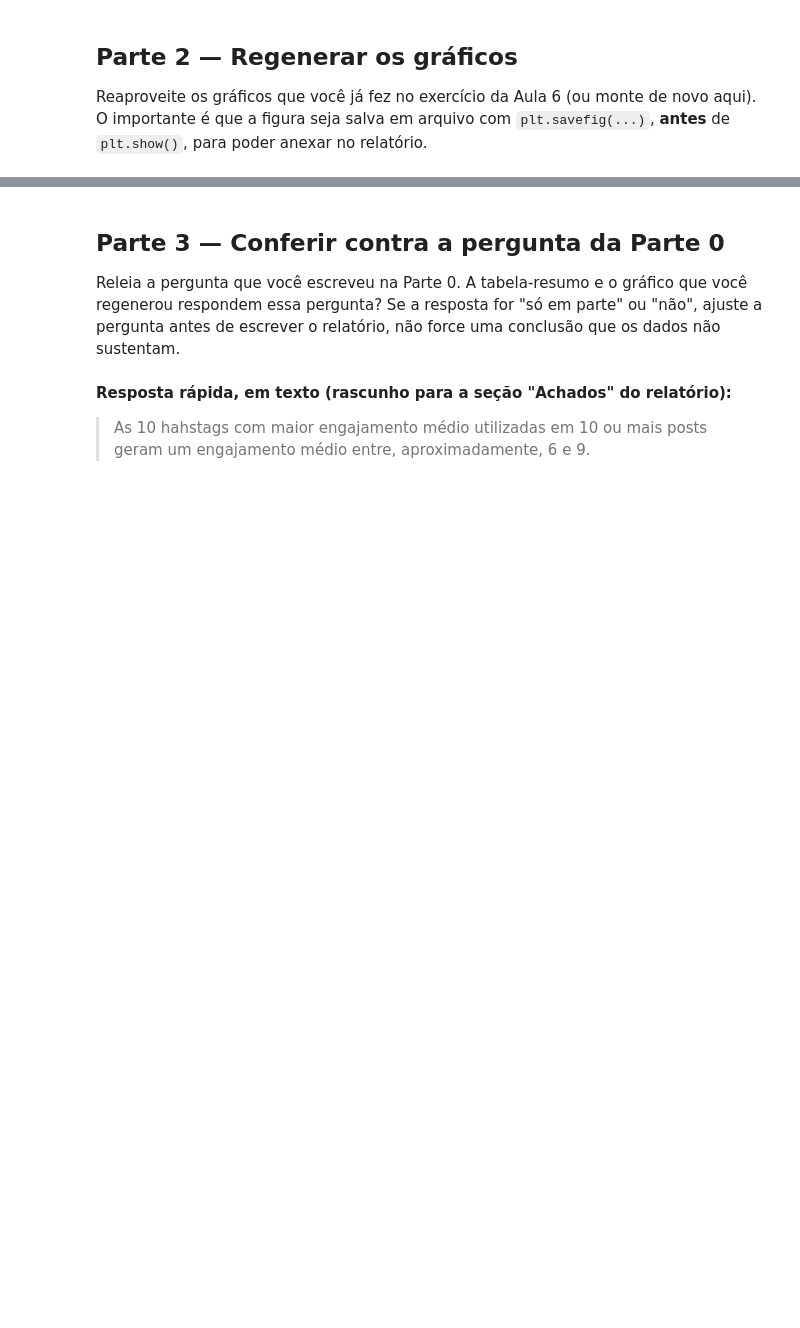
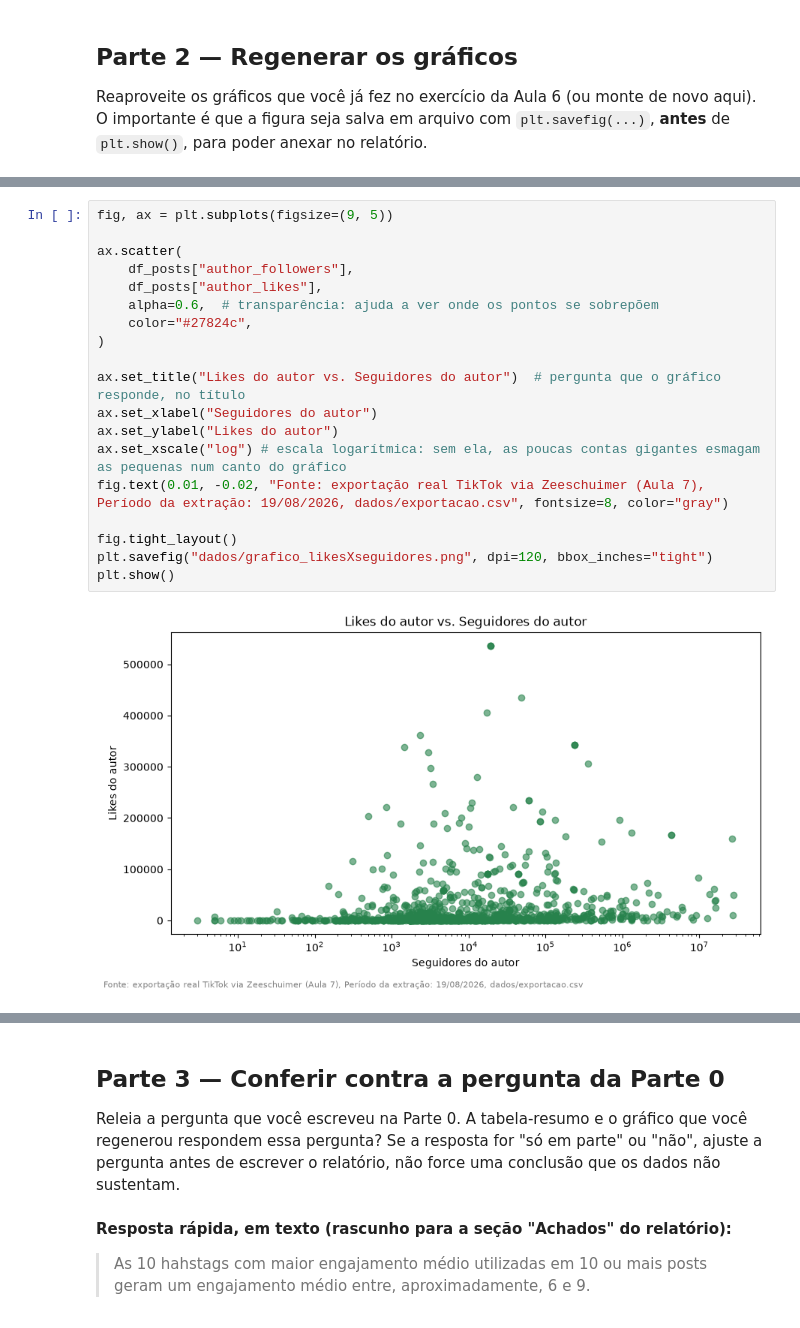
Before and after one commit to sablewin22/extracao-dados-trabalhos-sabrinalewin, a Jupyter notebook: projetos/07-relatorio-analitico/exercicios/exercicio-07-relatorio-analitico.ipynb, the cells around one changed output, grey strips where cells are left out. Saved outputs shown, nothing was run; the diff lists cells and outputs as text; blank space fills up the shorter version.

```diff
--- a/projetos/07-relatorio-analitico/exercicios/exercicio-07-relatorio-analitico.ipynb
+++ b/projetos/07-relatorio-analitico/exercicios/exercicio-07-relatorio-analitico.ipynb
@@ -111,0 +173,21 @@ plt.show()
+# %%
+fig, ax = plt.subplots(figsize=(9, 5))
+
+ax.scatter(
+    df_posts["author_followers"],
+    df_posts["author_likes"],
+    alpha=0.6,  # transparência: ajuda a ver onde os pontos se sobrepõem
+    color="#27824c",
+)
+
+ax.set_title("Likes do autor vs. Seguidores do autor")  # pergunta que o gráfico responde, no título
+ax.set_xlabel("Seguidores do autor")
+ax.set_ylabel("Likes do autor")
+ax.set_xscale("log") # escala logarítmica: sem ela, as poucas contas gigantes esmagam as pequenas num canto do gráfico
+fig.text(0.01, -0.02, "Fonte: exportação real TikTok via Zeeschuimer (Aula 7), Período da extração: 19/08/2026, dados/exportacao.csv", fontsize=8, color="gray")
+
+fig.tight_layout()
+plt.savefig("dados/grafico_likesXseguidores.png", dpi=120, bbox_inches="tight")
+plt.show()
+# %% [output]
+[figure, added]
```
Also changed, not shown: parts of 9 cells of this notebook, 12 other files.
